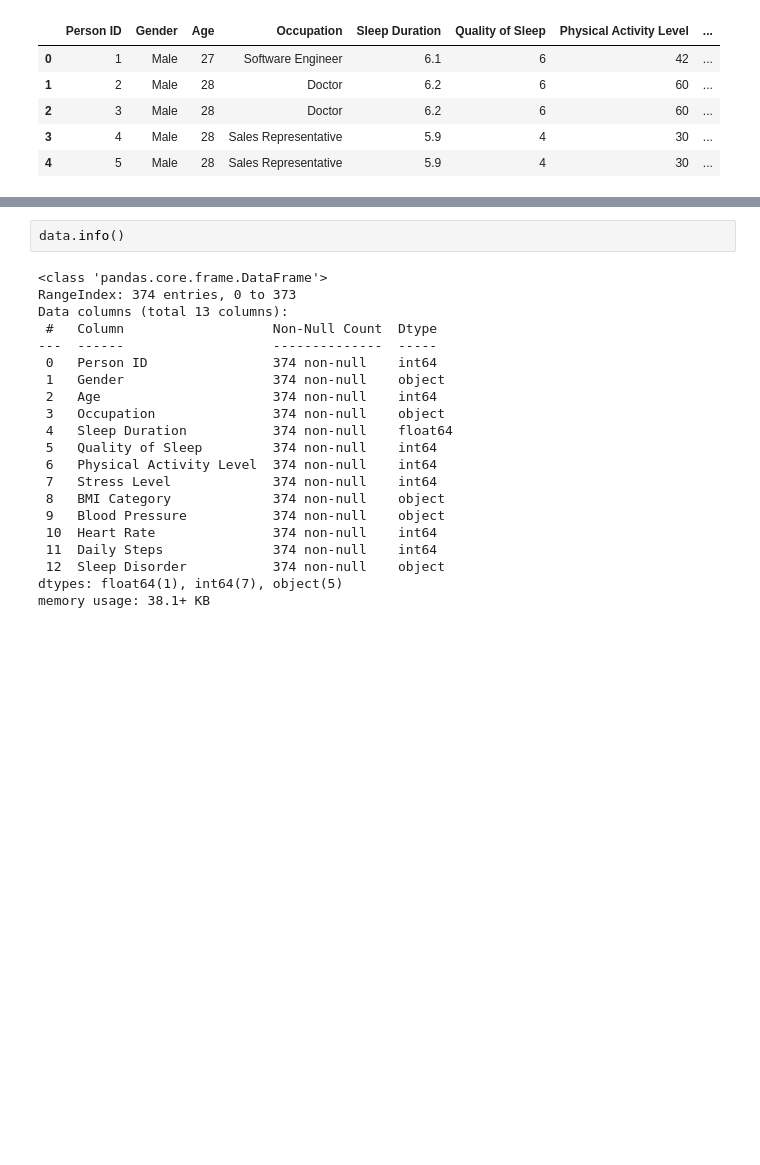
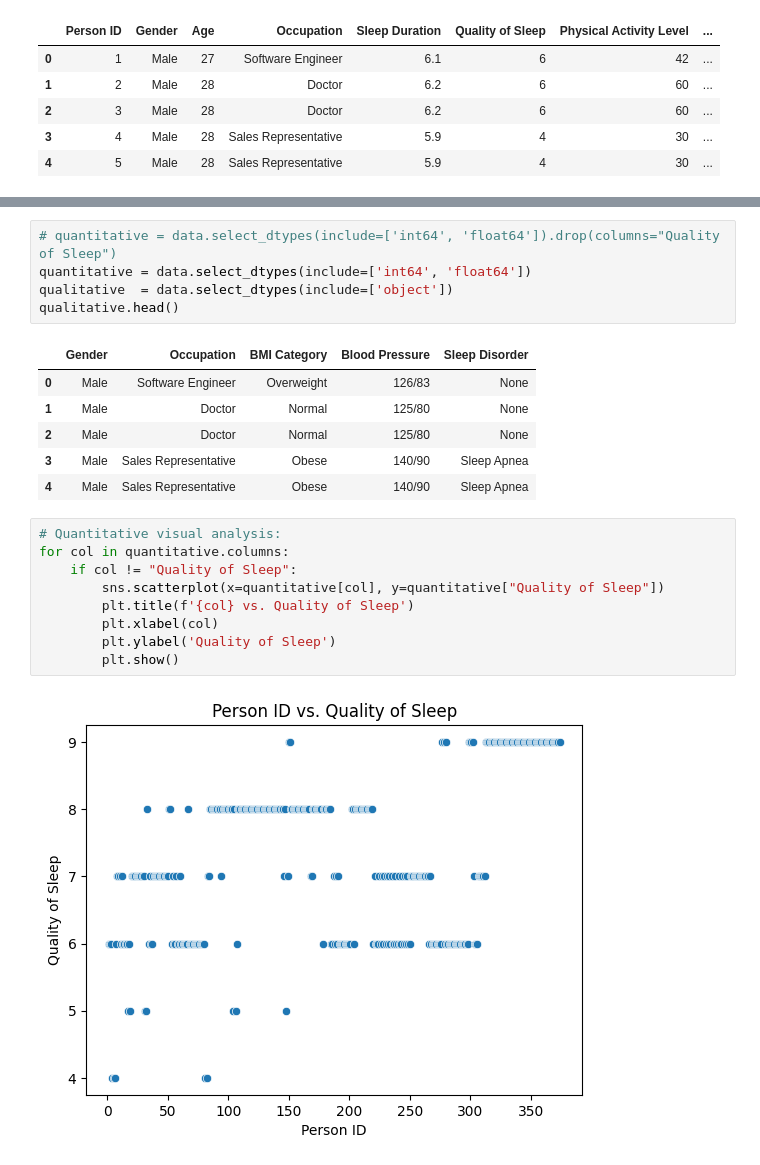
Before and after one commit to JacobTyree1/Sleep-And-Health-Experiment, a Jupyter notebook: DataSciencePractice.ipynb, the cells around one changed output, grey strips where cells are left out. Cells and saved outputs as stored; diff of their text form; blank space fills up the shorter version.

Commit message:
Continued Visual Analysis

```diff
--- a/DataSciencePractice.ipynb
+++ b/DataSciencePractice.ipynb
@@ -36,23 +52,23 @@ Name: Quality of Sleep, dtype: int64
 # %%
-data.info()
+# quantitative = data.select_dtypes(include=['int64', 'float64']).drop(columns="Quality of Sleep")
+quantitative = data.select_dtypes(include=['int64', 'float64'])
+qualitative  = data.select_dtypes(include=['object'])
+qualitative.head()
 # %% [output]
-<class 'pandas.core.frame.DataFrame'>
-RangeIndex: 374 entries, 0 to 373
-Data columns (total 13 columns):
- #   Column                   Non-Null Count  Dtype
----  ------                   --------------  -----
- 0   Person ID                374 non-null    int64
- 1   Gender                   374 non-null    object
- 2   Age                      374 non-null    int64
- 3   Occupation               374 non-null    object
- 4   Sleep Duration           374 non-null    float64
- 5   Quality of Sleep         374 non-null    int64
- 6   Physical Activity Level  374 non-null    int64
- 7   Stress Level             374 non-null    int64
- 8   BMI Category             374 non-null    object
- 9   Blood Pressure           374 non-null    object
- 10  Heart Rate               374 non-null    int64
- 11  Daily Steps              374 non-null    int64
- 12  Sleep Disorder           374 non-null    object
-dtypes: float64(1), int64(7), object(5)
-memory usage: 38.1+ KB
+|  | Gender | Occupation | BMI Category | Blood Pressure | Sleep Disorder |
+| 0 | Male | Software Engineer | Overweight | 126/83 | None |
+| 1 | Male | Doctor | Normal | 125/80 | None |
+| 2 | Male | Doctor | Normal | 125/80 | None |
+| 3 | Male | Sales Representative | Obese | 140/90 | Sleep Apnea |
+| 4 | Male | Sales Representative | Obese | 140/90 | Sleep Apnea |
+# %%
+# Quantitative visual analysis:
+for col in quantitative.columns:
+    if col != "Quality of Sleep":
+        sns.scatterplot(x=quantitative[col], y=quantitative["Quality of Sleep"])
+        plt.title(f'{col} vs. Quality of Sleep')
+        plt.xlabel(col)
+        plt.ylabel('Quality of Sleep')
+        plt.show()
+# %% [output]
+[figure, added]
```
Also changed, not shown: parts of 3 cells of this notebook.
